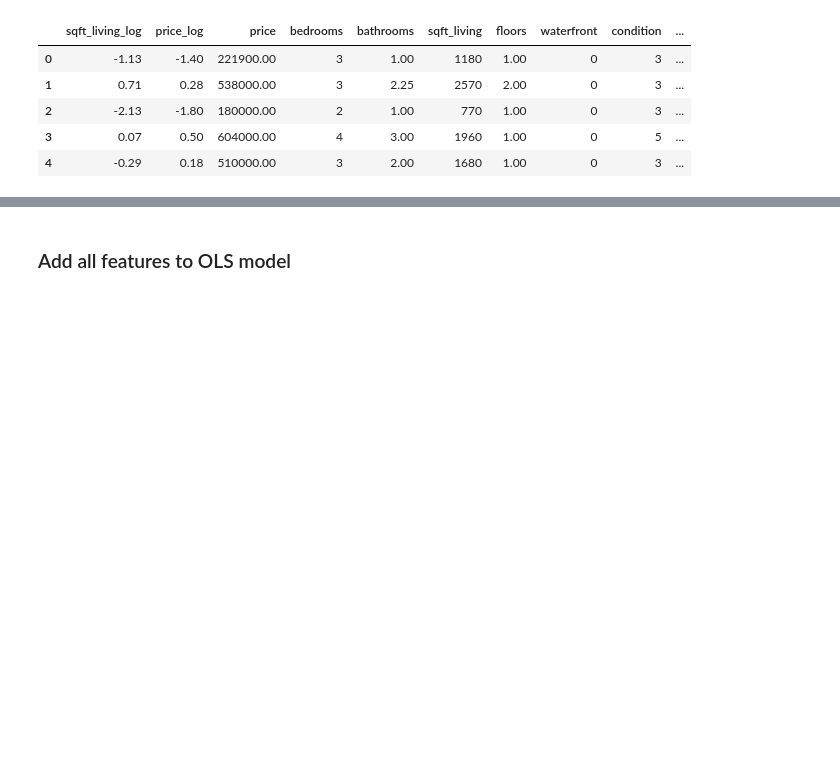
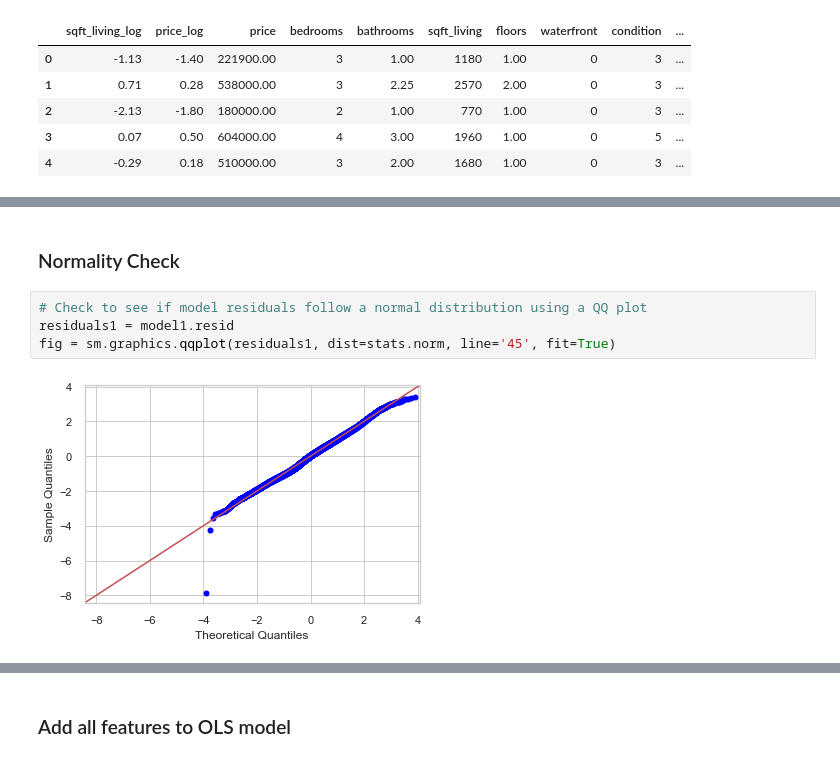
Before and after one commit to MHolthouser1024/Phase-2-housing-project, a Jupyter notebook: Final_Notebook.ipynb, the cells around one changed output, grey strips where cells are left out. Drawn from its saved outputs; the diff is of its cells as text; blank space fills up the shorter version.

```diff
--- a/Final_Notebook.ipynb
+++ b/Final_Notebook.ipynb
@@ -525,0 +525,8 @@ list(zip(name, test))
+# %% [markdown]
+### Normality Check
+# %%
+# Check to see if model residuals follow a normal distribution using a QQ plot
+residuals1 = model1.resid
+fig = sm.graphics.qqplot(residuals1, dist=stats.norm, line='45', fit=True)
+# %% [output]
+[figure, added]
```
Also changed, not shown: parts of 53 cells of this notebook.
